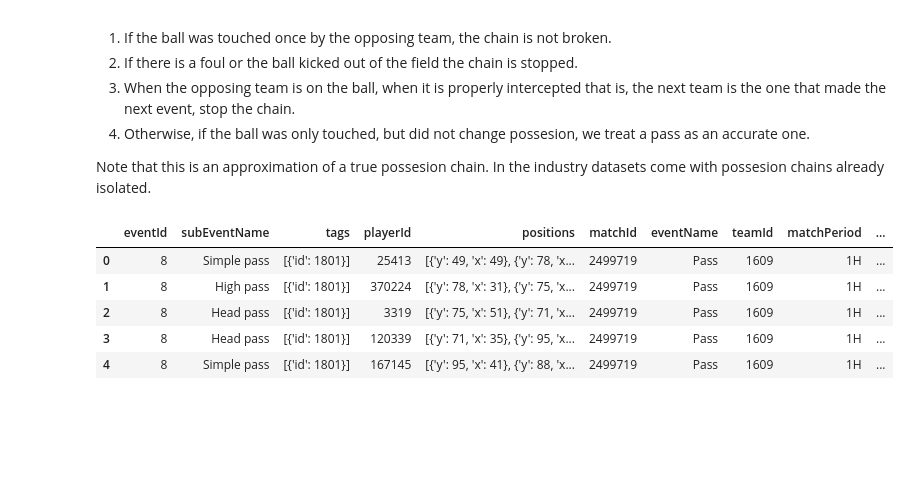
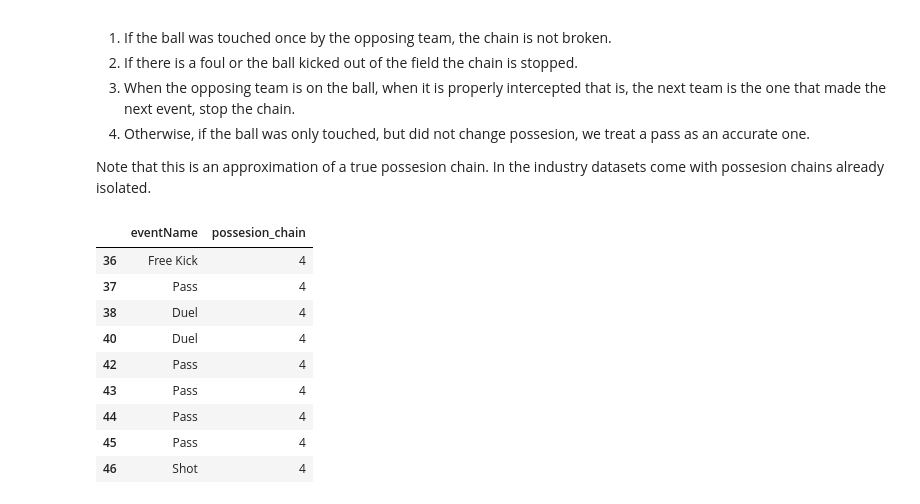
Before and after one commit to khoffLSU/footy_analytics, a Jupyter notebook: Valuing Actions Chapter.ipynb, the cells around one changed output. Cells and saved outputs as stored; diff of their text form; code cells hidden in the pictures; blank space fills up the shorter version.

```diff
--- a/Valuing Actions Chapter.ipynb
+++ b/Valuing Actions Chapter.ipynb
@@ -746,6 +746,10 @@ def isolateChains(df):
     -------
     df: dataframe
         dataframe with isolated possesion chains
+
+    Function walks events in DataFrame record by record and assigns a chain number.  The chain number is incramented
+    if the possession chain is broken.  This is stored in the possession chain column.  Each record is assigned a
+    chain number then evaluated before moving to the next chain.
 
     """
     # Initialize start values for DataFrame
@@ -767,20 +771,20 @@ def isolateChains(df):
         if row["eventName"] == "Pass" or row["eventName"] == "Duel":
             if row["teamId"] == chain_team and {"id": 1802} in row["tags"]: # bad pass
                     stop_criterion += 1
-            if row["teamId"] != chain_team and {"id": 1801} in row["tags"]: # turnover in a duel
+            if row["teamId"] != chain_team and {"id": 1801} in row["tags"]: # immediate recovery after ball loss
                     stop_criterion += 1
 
-        # if ball intercepted properly add 2
+        # if ball intercepted properly add 2, enough to stop chain
         if row["eventName"] == "Others on the ball":
                if row["teamId"] == row["nextTeamId"]:
                    stop_criterion += 2
-        # if shot, add 2 to stop criteriom
+        # if shot, add 2 to stop criterion as ball formally turns over, kill chain
         if row["eventName"] in ["Shot", "Foul", "Offside"]:
                 stop_criterion += 2
-        # if ball out of field, add 2
+        # if ball out of field, add 2 as ball formally turns over, kill chain
         if row["kickedOut"] == 1:
                 stop_criterion += 2
-        #criterion for stopping when half ended
+        # criterion for stopping when half ended and restarting
         if row["matchPeriod"] != period:
                 chain += 1
                 stop_criterion = 0
@@ -788,7 +792,7 @@ def isolateChains(df):
                 period = row["matchPeriod"]
                 df.at[i, "possesion_chain"] = chain
                 df.at[i, "possesion_chain_team"] = chain_team
-        #possesion chain ended
+        # possesion chain ended
         if stop_criterion >= 2:
             chain += 1
             stop_criterion = 0
@@ -797,12 +803,14 @@ def isolateChains(df):
 # %%
-df = isolateChains(df)
-#investigate a chain
-# df.loc[df["possesion_chain"] == 4][["eventName", "possesion_chain"]]
-df.head()
+# investigate a chain
+df.loc[df["possesion_chain"] == 4][["eventName", "possesion_chain"]]
 # %% [output]
-|  | eventId | subEventName | tags | playerId | positions | matchId | eventName | teamId | matchPeriod | ... |
-| 0 | 8 | Simple pass | [{'id': 1801}] | 25413 | [{'y': 49, 'x': 49}, {'y': 78, 'x... | 2499719 | Pass | 1609 | 1H | ... |
-| 1 | 8 | High pass | [{'id': 1801}] | 370224 | [{'y': 78, 'x': 31}, {'y': 75, 'x... | 2499719 | Pass | 1609 | 1H | ... |
-| 2 | 8 | Head pass | [{'id': 1801}] | 3319 | [{'y': 75, 'x': 51}, {'y': 71, 'x... | 2499719 | Pass | 1609 | 1H | ... |
-| 3 | 8 | Head pass | [{'id': 1801}] | 120339 | [{'y': 71, 'x': 35}, {'y': 95, 'x... | 2499719 | Pass | 1609 | 1H | ... |
-| 4 | 8 | Simple pass | [{'id': 1801}] | 167145 | [{'y': 95, 'x': 41}, {'y': 88, 'x... | 2499719 | Pass | 1609 | 1H | ... |
+|  | eventName | possesion_chain |
+| 36 | Free Kick | 4 |
+| 37 | Pass | 4 |
+| 38 | Duel | 4 |
+| 40 | Duel | 4 |
+| 42 | Pass | 4 |
+| 43 | Pass | 4 |
+| 44 | Pass | 4 |
+| 45 | Pass | 4 |
+| 46 | Shot | 4 |
```
Also changed, not shown: parts of 8 cells of this notebook.
